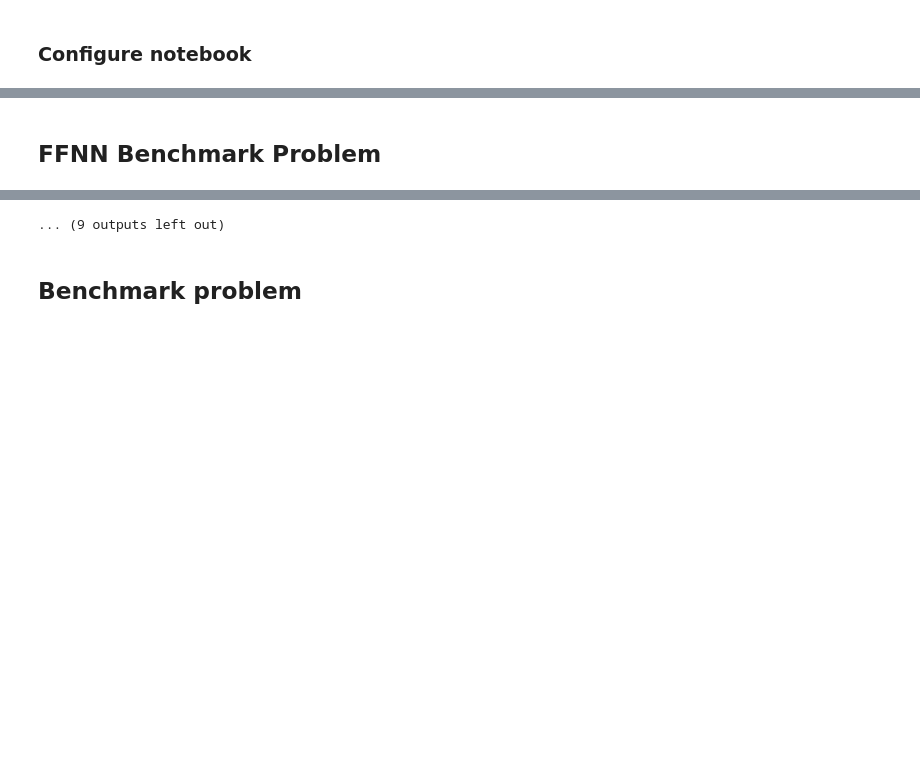
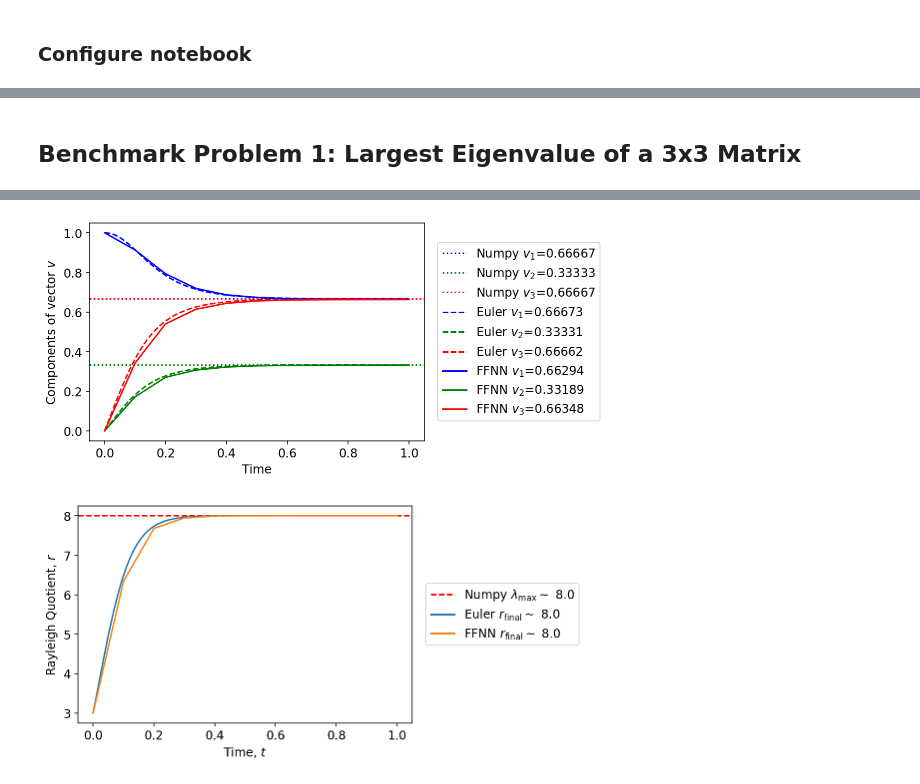
Before and after one commit to nicolossus/FYS-STK4155-Project3, a Jupyter notebook: notebooks/eigenvalue_tf.ipynb, the cells around one changed output, grey strips where cells are left out. Saved outputs shown, nothing was run; the diff lists cells and outputs as text; code cells hidden in the pictures; blank space fills up the shorter version.

Commit message:
Eigenvalue problem mostly done with tf

```diff
--- a/notebooks/eigenvalue_tf.ipynb
+++ b/notebooks/eigenvalue_tf.ipynb
@@ -40,5 +40,5 @@ WARNING:root:Limited tf.summary API due to missing TensorBoard installation.
-# %% [markdown]
-## FFNN Benchmark Problem
+# %% [markdown]
+## Benchmark Problem 1: Largest Eigenvalue of a 3x3 Matrix
 # %%
 # Define trial solution, ODE rhs, loss function, and gradient method
 @tf.function
@@ -75,8 +75,7 @@ def euler_eig(A, x0, T, N):
     dt = T / N
     x = [x0]
     for i in range(N - 1):
-        x.append(x[-1] + dt * ((x[-1].T @ x[-1]) * A @
-                               x[-1] - (x[-1].T @ A) @ x[-1] * x[-1]))
+        x.append(x[-1] + dt * ((x[-1].T @ x[-1]) * A @ x[-1] - (x[-1].T @ A) @ x[-1] * x[-1]))
 
     x = np.array(x)
     x = x / np.sqrt(np.einsum("ij,ij->i", x, x)[:, np.newaxis])
@@ -112,7 +111,7 @@ x0 = np.array([1, 0, 0])
 t = np.linspace(0, T, N)
 
 # Problem formulation for tensorflow
-Nt = 11
+Nt = 11   # number of time points
 A_tf = tf.convert_to_tensor(A, dtype=tf.float64)
 x0_tf = tf.convert_to_tensor(x0, dtype=tf.float64)
 start = tf.constant(0, dtype=tf.float64)
@@ -148,22 +147,28 @@ print('A =', A)
 print('x0 =', x0)
 print('Eigvals Numpy:', v)
 print('Max Eigval Numpy', np.max(v))
+print('Eigvec Numpy:', w[:,1])
 print('Final Rayleigh Quotient Euler', eig_euler[-1])
 print('Final Rayleigh Quotient FFNN', eig_nn.numpy()[-1])
+print('Absolute Error Euler:', np.abs(np.max(v) - eig_euler[-1]))
+print('Absolute Error FFNN:', np.abs(np.max(v) - eig_nn.numpy()[-1]))
+print('Percent Error Euler', 100 * np.abs((np.max(v) - eig_euler[-1]) / np.max(v)))
+print('Percent Error FFNN', 100 * np.abs((np.max(v) - eig_nn.numpy()[-1]) / np.max(v)))
 
 # Plot components of computed steady-state vector
 fig0, ax0 = plt.subplots()
-custom_lines = [Line2D([0], [0], color='orange', ls='--', lw=2),
-                Line2D([0], [0], color='dimgrey', lw=2)]
-ax0.plot(t, x_euler[:, 0], color='b', ls='--')
-ax0.plot(t, x_euler[:, 1], color='g', ls='--')
-ax0.plot(t, x_euler[:, 2], color='r', ls='--')
-ax0.plot(t_tf, g[:, 0], color='b')
-ax0.plot(t_tf, g[:, 1], color='g')
-ax0.plot(t_tf, g[:, 2], color='r')
-ax0.set_ylabel('Vector Components')
+ax0.axhline(w[0, np.argmax(v)], color='b', ls=':', label=f'Numpy $v_1$={w[0, np.argmax(v)]:.5f}')
+ax0.axhline(w[1, np.argmax(v)], color='g', ls=':', label=f'Numpy $v_2$={w[1, np.argmax(v)]:.5f}')
+ax0.axhline(w[2, np.argmax(v)], color='r', ls=':', label=f'Numpy $v_3$={w[2, np.argmax(v)]:.5f}')
+ax0.plot(t, x_euler[:, 0], color='b', ls='--', label=f'Euler $v_1$={x_euler[-1, 0]:.5f}')
+ax0.plot(t, x_euler[:, 1], color='g', ls='--', label=f'Euler $v_2$={x_euler[-1, 1]:.5f}')
+ax0.plot(t, x_euler[:, 2], color='r', ls='--', label=f'Euler $v_3$={x_euler[-1, 2]:.5f}')
+ax0.plot(t_tf, g[:, 0], color='b', label=f'FFNN $v_1$={g[-1, 0]:.5f}')
+ax0.plot(t_tf, g[:, 1], color='g', label=f'FFNN $v_2$={g[-1, 1]:.5f}')
+ax0.plot(t_tf, g[:, 2], color='r', label=f'FFNN $v_3$={g[-1, 2]:.5f}')
+ax0.set_ylabel('Components of vector $v$')
 ax0.set_xlabel('Time')
-ax0.legend(custom_lines, ['Euler', 'FFNN'])
+ax0.legend(loc='center left', bbox_to_anchor=(1.04, 0.5), fancybox=True, borderaxespad=0, ncol=1)
 fig0.savefig(fig_path("eigvec_comp_benchrun1.pdf"), bbox_inches='tight')
 
 # Plot eigenvalues
@@ -179,7 +184,8 @@ lgd_euler = "Euler $r_{\\mathrm{final}} \\sim$ " + \
     str(round(eig_euler[-1], 5))
 lgd_nn = "FFNN $r_{\\mathrm{final}} \\sim$ " + \
     str(round(eig_nn.numpy()[-1], 5))
-plt.legend([lgd_numpy, lgd_euler, lgd_nn], loc='best')
+plt.legend([lgd_numpy, lgd_euler, lgd_nn], loc='center left', bbox_to_anchor=(1.04, 0.5),
+           fancybox=True, borderaxespad=0, ncol=1)
 fig.savefig(fig_path("eigval_benchrun1.pdf"), bbox_inches='tight')
 plt.show()
 # %% [output]
@@ -203,3 +209,2 @@ WARNING:tensorflow:Entity <bound method DNModel.call of <__main__.DNModel object
-... (9 outputs left out)
+[figure, added]
+[figure, added]
-# %% [markdown]
-## Benchmark problem
```
Also changed, not shown: parts of 22 cells of this notebook.
